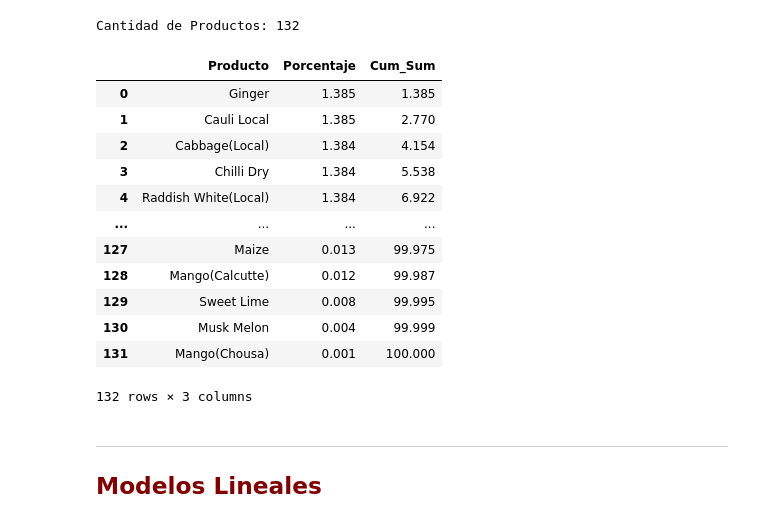
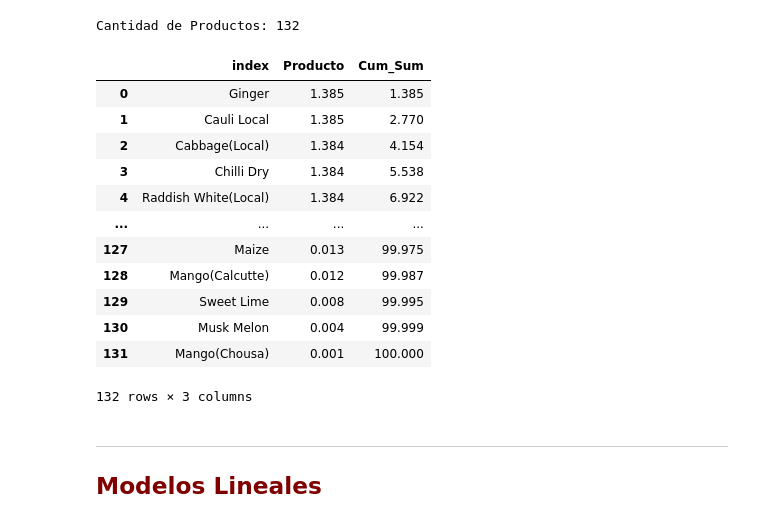
Before and after one commit to paucardenasg/Proyecto_MNLP, a Jupyter notebook: Proyecto_Final.ipynb, the cells around one changed output. Drawn from its saved outputs; the diff is of its cells as text; code cells hidden in the pictures.

```diff
--- a/Proyecto_Final.ipynb
+++ b/Proyecto_Final.ipynb
@@ -178,14 +178,13 @@ Cantidad de Productos: 132
 # %%
 # Porcentaje que representa cada producto
 porcentaje = data['Producto'].value_counts(normalize=True).reset_index().sort_values(by='Producto', ascending=False)
 # Multiplicando por 100 para obtener el porcentaje
 porcentaje['Producto'] = np.round(porcentaje['Producto'] * 100, decimals=3)
 # Haciendo una suma acumulativa
 porcentaje['Cum_Sum'] = porcentaje['Producto'].cumsum()
-porcentaje.rename(columns={'index': 'Producto', 'Producto': 'Porcentaje'}, inplace=True)
 porcentaje
 # %% [output]
-|  | Producto | Porcentaje | Cum_Sum |
+|  | index | Producto | Cum_Sum |
 | 0 | Ginger | 1.385 | 1.385 |
 | 1 | Cauli Local | 1.385 | 2.770 |
 | 2 | Cabbage(Local) | 1.384 | 4.154 |
```
Also changed, not shown: parts of 26 cells of this notebook, 1 other file.
